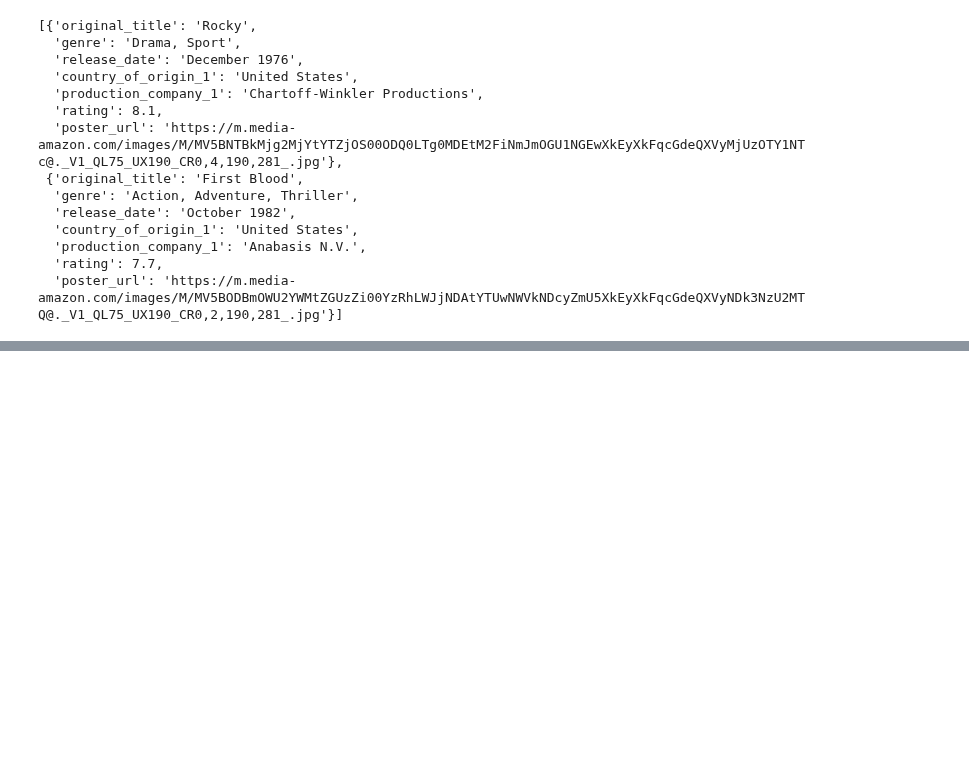
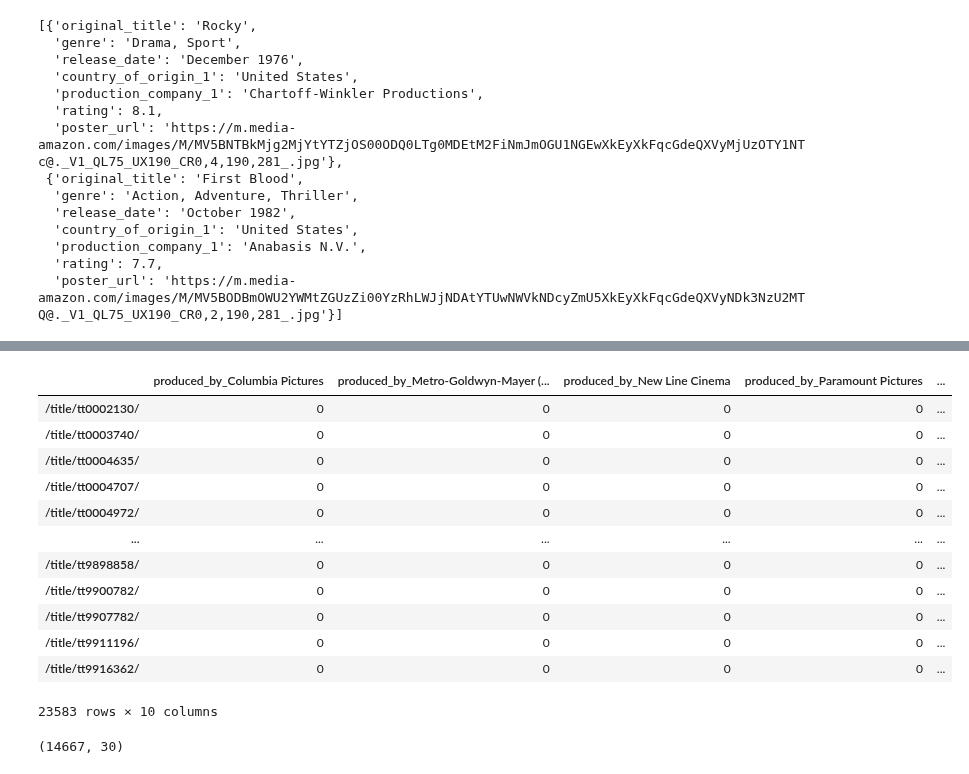
Before and after one commit to ilyamil/movie_recommender_system, a Jupyter notebook: notebooks/modeling.ipynb, the cells around one changed output, grey strips where cells are left out. Saved outputs shown, nothing was run; the diff lists cells and outputs as text; code cells hidden in the pictures; blank space fills up the shorter version.

```diff
--- a/notebooks/modeling.ipynb
+++ b/notebooks/modeling.ipynb
@@ -318,0 +617,20 @@ Wall time: 52.5 ms
+# %%
+FeatureTransformer.get_prod_company_features(metadata, 10)
+# %% [output]
+|  | produced_by_Columbia Pictures | produced_by_Metro-Goldwyn-Mayer (... | produced_by_New Line Cinema | produced_by_Paramount Pictures | ... |
+| /title/tt0002130/ | 0 | 0 | 0 | 0 | ... |
+| /title/tt0003740/ | 0 | 0 | 0 | 0 | ... |
+| /title/tt0004635/ | 0 | 0 | 0 | 0 | ... |
+| /title/tt0004707/ | 0 | 0 | 0 | 0 | ... |
+| /title/tt0004972/ | 0 | 0 | 0 | 0 | ... |
+| ... | ... | ... | ... | ... | ... |
+| /title/tt9898858/ | 0 | 0 | 0 | 0 | ... |
+| /title/tt9900782/ | 0 | 0 | 0 | 0 | ... |
+| /title/tt9907782/ | 0 | 0 | 0 | 0 | ... |
+| /title/tt9911196/ | 0 | 0 | 0 | 0 | ... |
+| /title/tt9916362/ | 0 | 0 | 0 | 0 | ... |
+23583 rows × 10 columns
+# %%
+metadata.query('num_votes >= 5000')
+# %% [output]
+(14667, 30)
```
Also changed, not shown: parts of 27 cells of this notebook, 4 other files.
